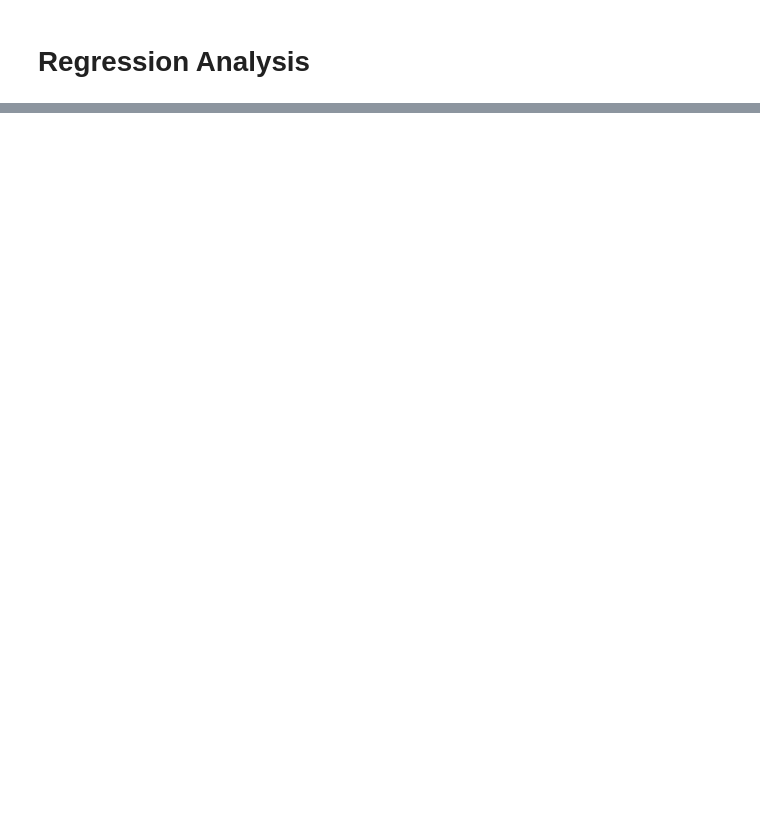
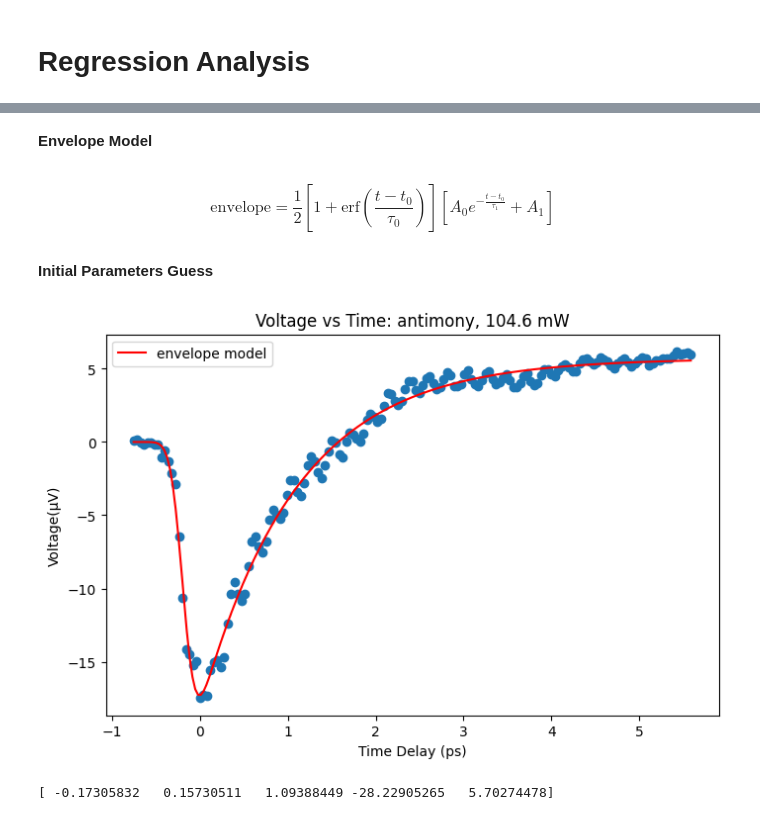
Before and after one commit to nwillen50/Physics_191, a Jupyter notebook: Ultrafast Laser Spectroscopy/Coherent Phonon Generation/regression.ipynb, the cells around one changed output, grey strips where cells are left out. Cells and saved outputs as stored; diff of their text form; code cells hidden in the pictures; blank space fills up the shorter version.

```diff
--- a/Ultrafast Laser Spectroscopy/Coherent Phonon Generation/regression.ipynb
+++ b/Ultrafast Laser Spectroscopy/Coherent Phonon Generation/regression.ipynb
@@ -255,0 +33,4 @@ $$ Q(t) = B\frac{\kappa \Delta n}{\omega_{0}^2}\left(1 - e^{-\gamma t}\cos{\left
+# %% [markdown]
+**Envelope Model**
+# %% [markdown]
+$$ \text{envelope} = \frac{1}{2}\left[1+\text{erf}\left(\frac{t-t_{0}}{\tau_{0}}\right)\right]\left[A_{0}e^{-\frac{t-t_{0}}{\tau_{1}}} + A_{1} \right] $$
@@ -255,0 +40,54 @@ $$ Q(t) = B\frac{\kappa \Delta n}{\omega_{0}^2}\left(1 - e^{-\gamma t}\cos{\left
+# %% [markdown]
+**Initial Parameters Guess**
+# %%
+# t0
+peak_idx = np.argmin(voltage_np)
+t0_guess = time_np[peak_idx]
+
+# tau0
+
+# voltage range
+v_range = voltage_np.max() - voltage_np.min()
+
+# excitation amplitude
+amplitude = baseline - voltage_np.min()  # positive number
+
+p0 = [t0_guess, 0.3, 5.0, -amplitude, 0.1 * v_range]
+
+bounds = (
+    [t0_guess - 0.5, 0.05, 0.1,  -5 * amplitude,  -2 * v_range],
+    [t0_guess + 0.5, 3.0, 50, 0, 2 * v_range],
+)
+# %%
+popt, _ = curve_fit(env_model, time_np, voltage_np, p0=p0, bounds=bounds, maxfev=50000)
+t0, tau0, tau1, A0, A1 = popt
+
+t_smooth = np.linspace(np.min(time_np), np.max(time_np), 200)
+
+
+# Create and size figure
+fig = plt.figure(figsize=(8,5))
+
+plt.scatter(time_np, voltage_np)
+plt.plot(
+    t_smooth,
+    env_model(t_smooth, t0, tau0, tau1, A0, A1),
+    color = "r",
+    label = "envelope model"
+)
+
+plt.xlabel("Time Delay (ps)")
+if metal == "bismuth":
+        plt.ylabel(f"(\u0394R/R)%")
+else:
+        plt.ylabel(f"Voltage(\u00B5V)")
+plt.title(f"Voltage vs Time: {metal}, {power} mW")
+plt.legend()
+# fig.savefig(f"antimony_env.pdf", dpi=300, bbox_inches="tight")
+
+plt.show()
+
+print(popt)
+# %% [output]
+[figure, added]
+[ -0.17305832   0.15730511   1.09388449 -28.22905265   5.70274478]
```
Also changed, not shown: parts of 56 cells of this notebook, 35 other files.
